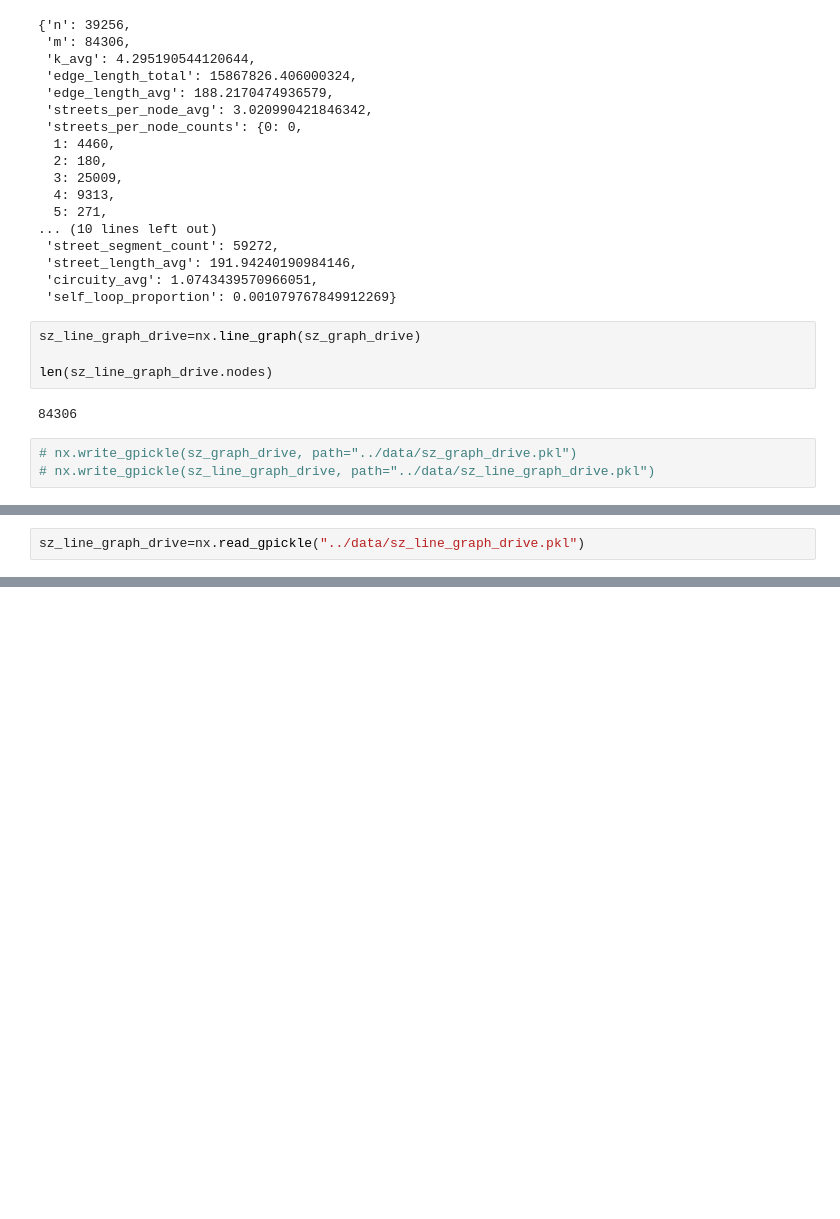
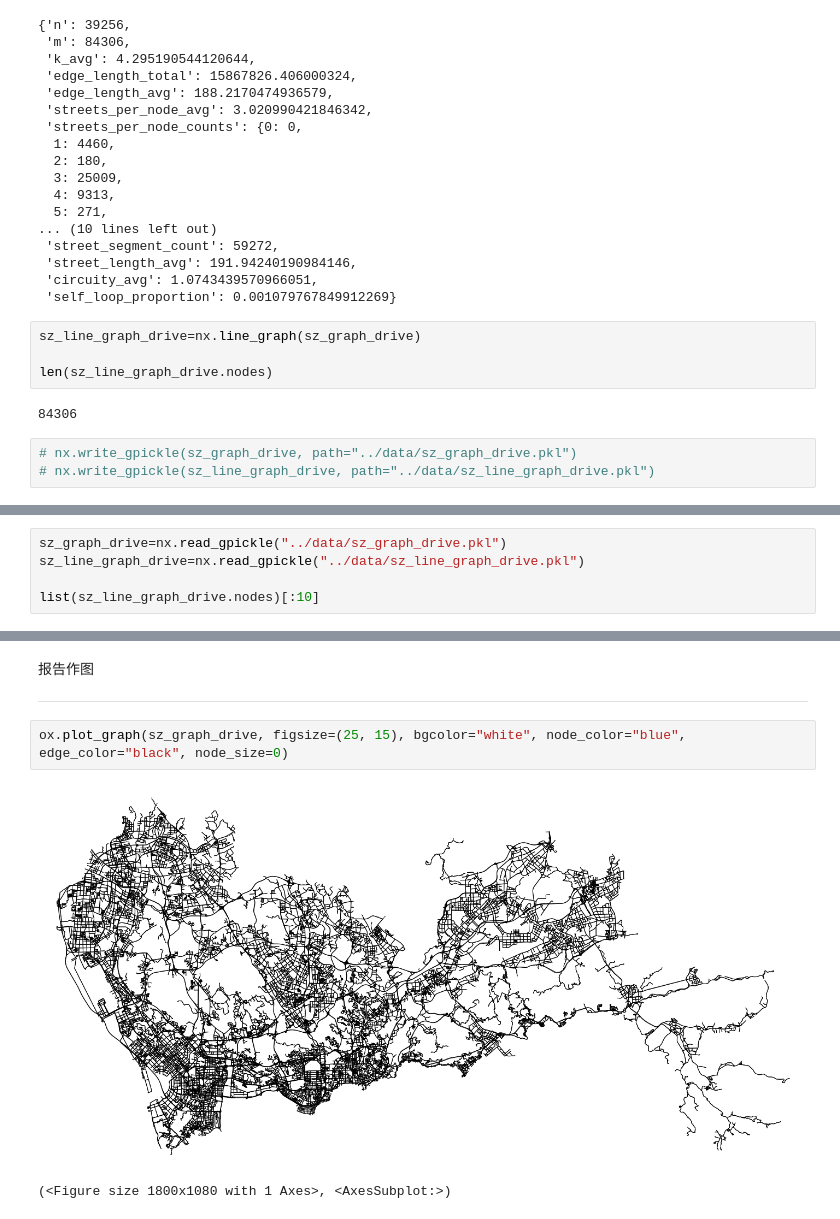
Before and after one commit to XDZhelheim/TrafficFlowModel, a Jupyter notebook: data_process/gen_road_network.ipynb, the cells around one changed output, grey strips where cells are left out. Saved outputs shown, nothing was run; the diff lists cells and outputs as text; blank space fills up the shorter version.

```diff
--- a/data_process/gen_road_network.ipynb
+++ b/data_process/gen_road_network.ipynb
@@ -175,2 +178,5 @@ len(sz_line_graph_drive.nodes)
 # %%
+sz_graph_drive=nx.read_gpickle("../data/sz_graph_drive.pkl")
 sz_line_graph_drive=nx.read_gpickle("../data/sz_line_graph_drive.pkl")
+
+list(sz_line_graph_drive.nodes)[:10]
@@ -176,0 +326,9 @@ sz_line_graph_drive=nx.read_gpickle("../data/sz_line_graph_drive.pkl")
+# %% [markdown]
+报告作图
+
+---
+# %%
+ox.plot_graph(sz_graph_drive, figsize=(25, 15), bgcolor="white", node_color="blue", edge_color="black", node_size=0)
+# %% [output]
+[figure, added]
+(<Figure size 1800x1080 with 1 Axes>, <AxesSubplot:>)
```
Also changed, not shown: parts of 15 cells of this notebook, 5 other files.
